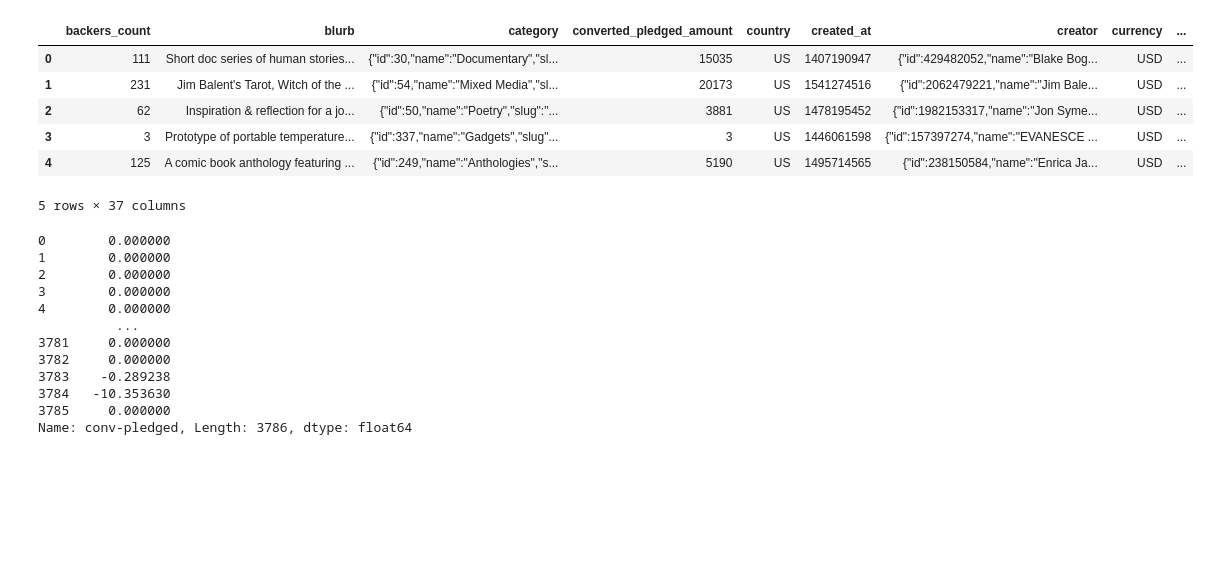
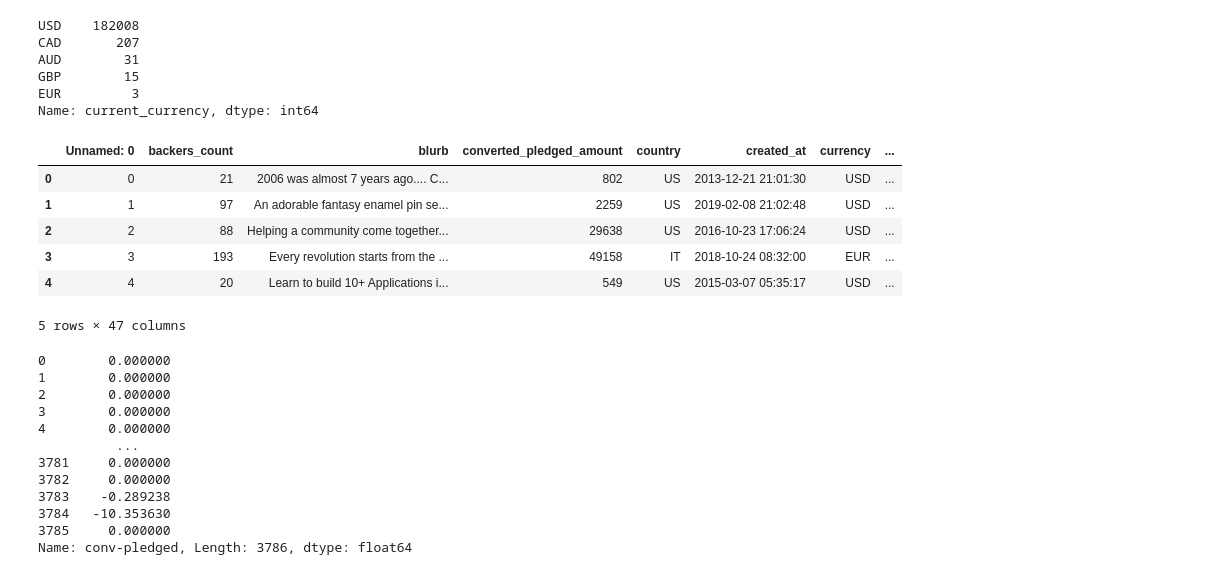
Before and after one commit to ChrisTheKnife/kick_it_like_beckham, a Jupyter notebook: EDA-kickstarter_CMM.ipynb, the cells around one changed output. Cells and saved outputs as stored; diff of their text form; code cells hidden in the pictures; blank space fills up the shorter version.

```diff
--- a/EDA-kickstarter_CMM.ipynb
+++ b/EDA-kickstarter_CMM.ipynb
@@ -6,2 +27,2 @@ warnings.filterwarnings('ignore')
 # %%
-df = pd.read_csv('data/Kickstarter014.csv')
+frame_all = pd.read_csv('data/Kickstarter_full.csv')
@@ -48,13 +94,22 @@ memory usage: 965.1+ KB
+# %%
+frame_all.current_currency.value_counts()
+# %% [output]
+USD    182008
+CAD       207
+AUD        31
+GBP        15
+EUR         3
+Name: current_currency, dtype: int64
 # %%
-df.head()
+frame_all.head()
 # %% [output]
-|  | backers_count | blurb | category | converted_pledged_amount | country | created_at | creator | currency | ... |
-| 0 | 111 | Short doc series of human stories... | {"id":30,"name":"Documentary","sl... | 15035 | US | 1407190947 | {"id":429482052,"name":"Blake Bog... | USD | ... |
-| 1 | 231 | Jim Balent's Tarot, Witch of the ... | {"id":54,"name":"Mixed Media","sl... | 20173 | US | 1541274516 | {"id":2062479221,"name":"Jim Bale... | USD | ... |
-| 2 | 62 | Inspiration & reflection for a jo... | {"id":50,"name":"Poetry","slug":"... | 3881 | US | 1478195452 | {"id":1982153317,"name":"Jon Syme... | USD | ... |
-| 3 | 3 | Prototype of portable temperature... | {"id":337,"name":"Gadgets","slug"... | 3 | US | 1446061598 | {"id":157397274,"name":"EVANESCE ... | USD | ... |
-| 4 | 125 | A comic book anthology featuring ... | {"id":249,"name":"Anthologies","s... | 5190 | US | 1495714565 | {"id":238150584,"name":"Enrica Ja... | USD | ... |
+|  | Unnamed: 0 | backers_count | blurb | converted_pledged_amount | country | created_at | currency | ... |
+| 0 | 0 | 21 | 2006 was almost 7 years ago.... C... | 802 | US | 2013-12-21 21:01:30 | USD | ... |
+| 1 | 1 | 97 | An adorable fantasy enamel pin se... | 2259 | US | 2019-02-08 21:02:48 | USD | ... |
+| 2 | 2 | 88 | Helping a community come together... | 29638 | US | 2016-10-23 17:06:24 | USD | ... |
+| 3 | 3 | 193 | Every revolution starts from the ... | 49158 | IT | 2018-10-24 08:32:00 | EUR | ... |
+| 4 | 4 | 20 | Learn to build 10+ Applications i... | 549 | US | 2015-03-07 05:35:17 | USD | ... |
-5 rows × 37 columns
+5 rows × 47 columns
 # %%
 df['conv-pledged'] = df['converted_pledged_amount'] - df['usd_pledged']
 # %%
```
Also changed, not shown: parts of 52 cells of this notebook.
